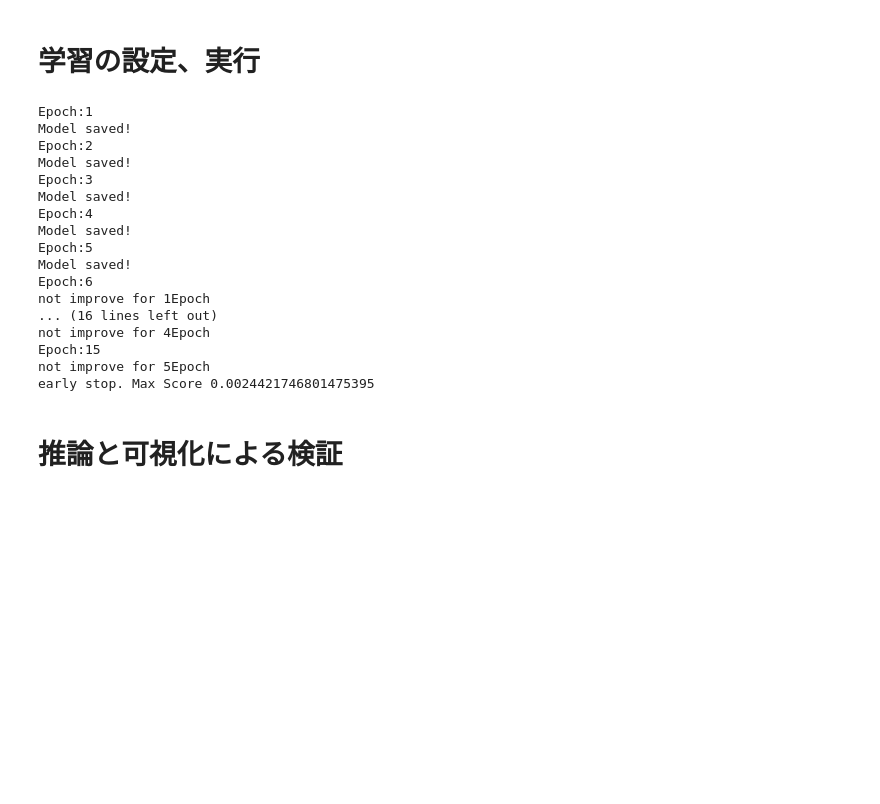
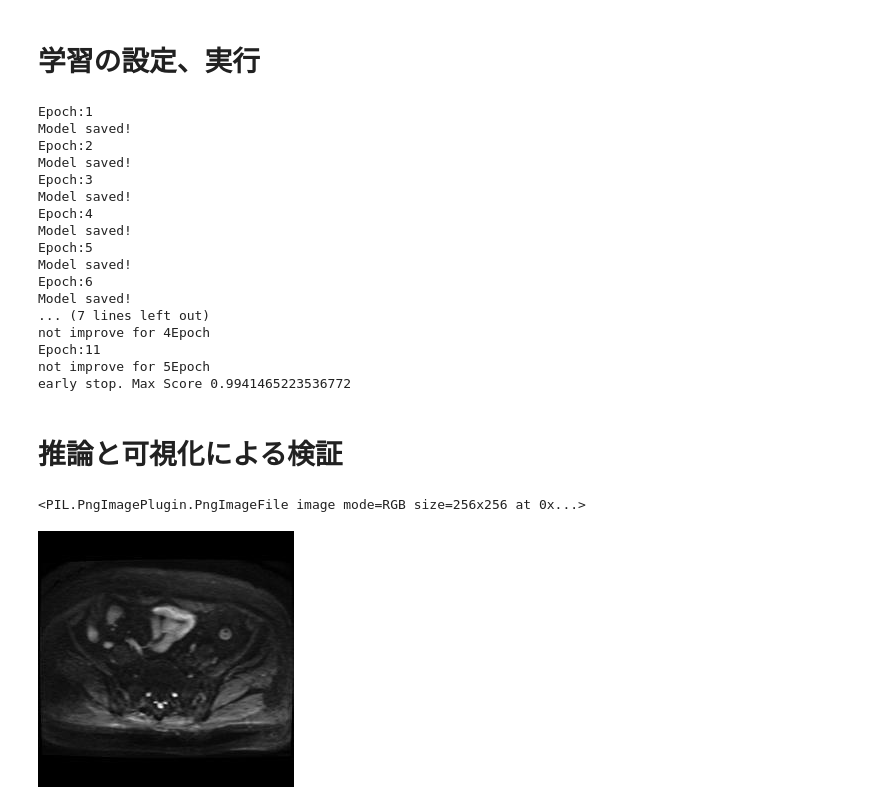
Before and after one commit to rira0526/dti_py, a Jupyter notebook: segmentation_models_pytorch_VOC.ipynb, the cells around one changed output. Saved outputs shown, nothing was run; the diff lists cells and outputs as text; code cells hidden in the pictures; blank space fills up the shorter version.

```diff
--- a/segmentation_models_pytorch_VOC.ipynb
+++ b/segmentation_models_pytorch_VOC.ipynb
@@ -134,7 +134,7 @@ class VOCDataset(data.Dataset):
 ENCODER = "efficientnet-b4"
 ENCODER_WEIGHTS = "imagenet"
 ACTIVATION = "softmax2d"
-PREDICT_CLASS = ["nerve", "spinal"]
+PREDICT_CLASS = ["background", "nerve", "spinal"]
 DEVICE = "cuda"
 BATCH_SIZE = 8
 
@@ -276,21 +276,26 @@ Model saved!
 Epoch:5
 Model saved!
 Epoch:6
-not improve for 1Epoch
-... (16 lines left out)
+Model saved!
+... (7 lines left out)
 not improve for 4Epoch
-Epoch:15
+Epoch:11
 not improve for 5Epoch
-early stop. Max Score 0.0024421746801475395
+early stop. Max Score 0.9941465223536772
 # %% [markdown]
 # 推論と可視化による検証
 # %%
 # モデルのロード
 best_model = torch.load("./best_model.pth")
 best_model.eval()
 
 # 可視化用のpalette取得
-image_sample_palette = Image.open(data_info["val_mask_path"][0])
+image_sample_palette = Image.open(data_info["val_img_path"][0])
+print(image_sample_palette)
+image_sample_palette.show()
 PALETTE = image_sample_palette.getpalette()
+# %% [output]
+<PIL.PngImagePlugin.PngImageFile image mode=RGB size=256x256 at 0x...>
+[figure, added]
 # %%
 # 検証データから"cat","person"を含む画像を取得
```
Also changed, not shown: parts of 3 cells of this notebook.
